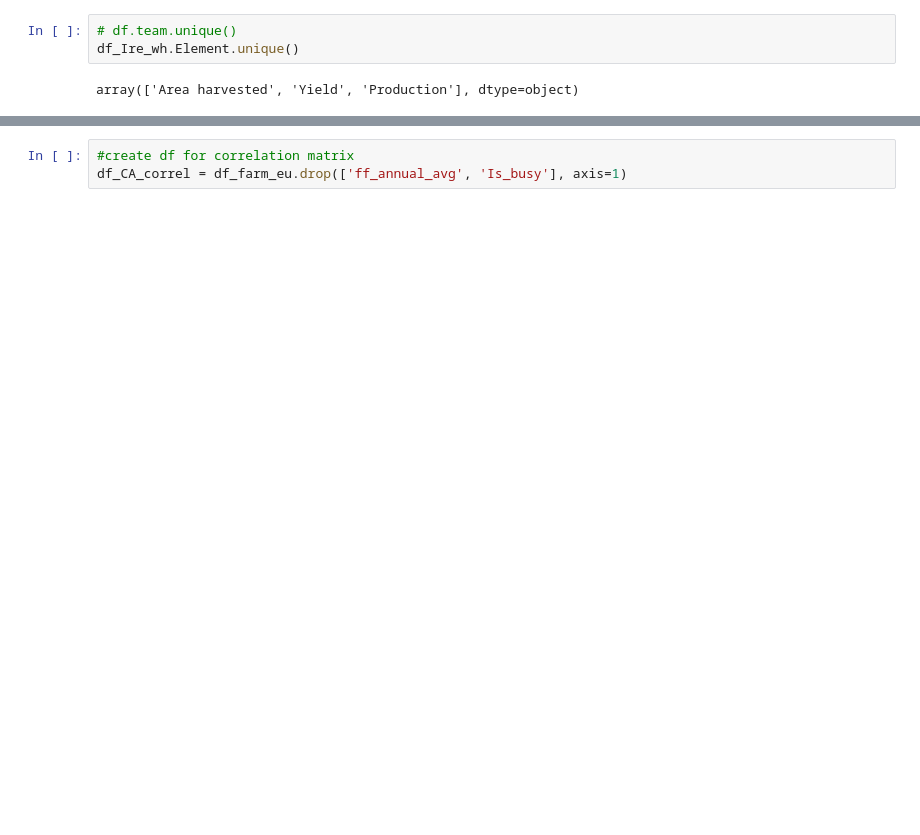
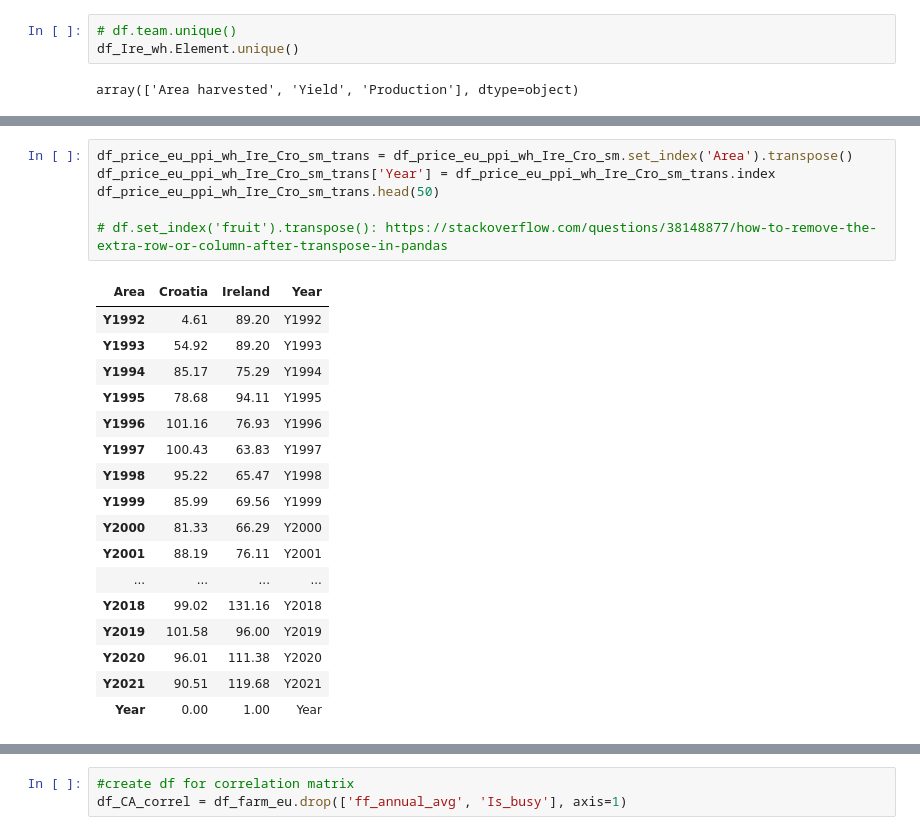
Before and after one commit to sba22218/MSc_GitHub_CA2, a Jupyter notebook: MM_Data_Explore_and_viz_postprocessed-Copy1.ipynb, the cells around one changed output, grey strips where cells are left out. Cells and saved outputs as stored; diff of their text form; blank space fills up the shorter version.

```diff
--- a/MM_Data_Explore_and_viz_postprocessed-Copy1.ipynb
+++ b/MM_Data_Explore_and_viz_postprocessed-Copy1.ipynb
@@ -568,0 +593,24 @@ TypeError: string indices must be integers
+# %%
+df_price_eu_ppi_wh_Ire_Cro_sm_trans = df_price_eu_ppi_wh_Ire_Cro_sm.set_index('Area').transpose()
+df_price_eu_ppi_wh_Ire_Cro_sm_trans['Year'] = df_price_eu_ppi_wh_Ire_Cro_sm_trans.index
+df_price_eu_ppi_wh_Ire_Cro_sm_trans.head(50)
+
+# df.set_index('fruit').transpose(): https://stackoverflow.com/questions/38148877/how-to-remove-the-extra-row-or-column-after-transpose-in-pandas
+# %% [output]
+| Area | Croatia | Ireland | Year |
+| Y1992 | 4.61 | 89.20 | Y1992 |
+| Y1993 | 54.92 | 89.20 | Y1993 |
+| Y1994 | 85.17 | 75.29 | Y1994 |
+| Y1995 | 78.68 | 94.11 | Y1995 |
+| Y1996 | 101.16 | 76.93 | Y1996 |
+| Y1997 | 100.43 | 63.83 | Y1997 |
+| Y1998 | 95.22 | 65.47 | Y1998 |
+| Y1999 | 85.99 | 69.56 | Y1999 |
+| Y2000 | 81.33 | 66.29 | Y2000 |
+| Y2001 | 88.19 | 76.11 | Y2001 |
+| ... | ... | ... | ... |
+| Y2018 | 99.02 | 131.16 | Y2018 |
+| Y2019 | 101.58 | 96.00 | Y2019 |
+| Y2020 | 96.01 | 111.38 | Y2020 |
+| Y2021 | 90.51 | 119.68 | Y2021 |
+| Year | 0.00 | 1.00 | Year |
```
Also changed, not shown: parts of 55 cells of this notebook, 8 other files.
